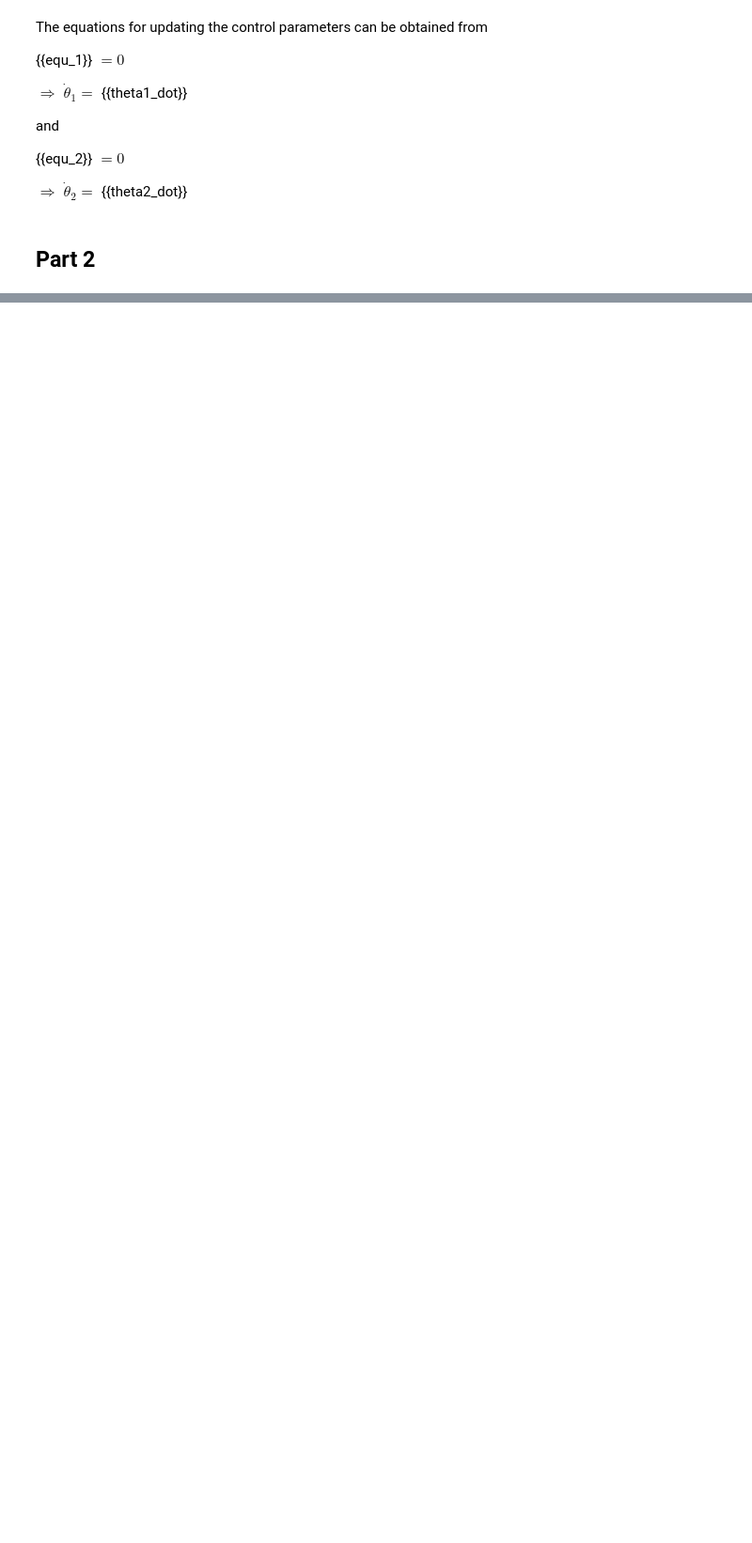
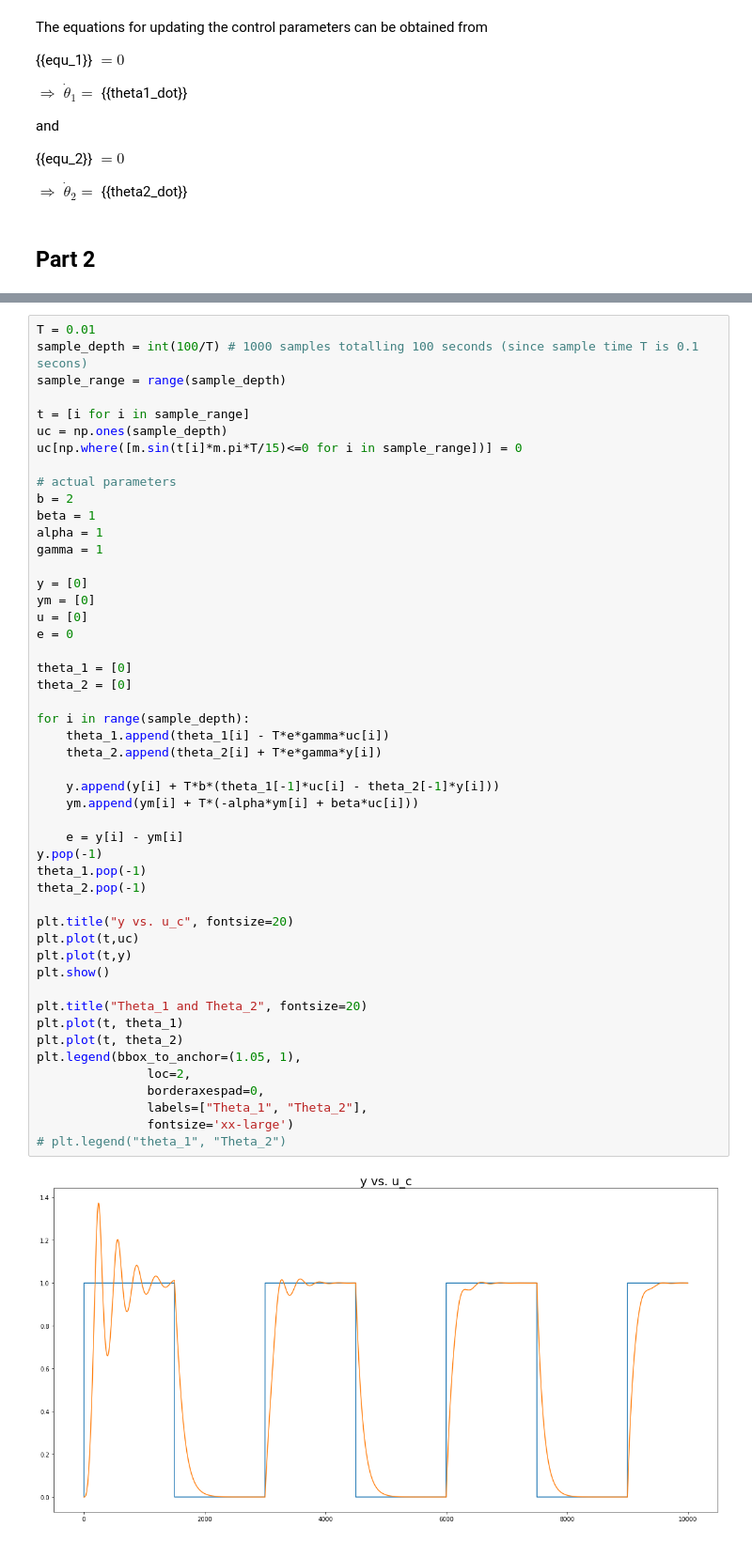
Before and after one commit to cplan082-tech/Adaptive_Control, a Jupyter notebook: assignments/A3/Plante_Clive_hw3.ipynb, the cells around one changed output, grey strips where cells are left out. Shown at 94% size. Drawn from its saved outputs; the diff is of its cells as text; blank space fills up the shorter version.

```diff
--- a/assignments/A3/Plante_Clive_hw3.ipynb
+++ b/assignments/A3/Plante_Clive_hw3.ipynb
@@ -836,0 +533,51 @@ plt.plot(t, theta_2)
+# %%
+T = 0.01
+sample_depth = int(100/T) # 1000 samples totalling 100 seconds (since sample time T is 0.1 secons)
+sample_range = range(sample_depth)
+
+t = [i for i in sample_range]
+uc = np.ones(sample_depth)
+uc[np.where([m.sin(t[i]*m.pi*T/15)<=0 for i in sample_range])] = 0
+
+# actual parameters
+b = 2
+beta = 1
+alpha = 1
+gamma = 1
+
+y = [0]
+ym = [0]
+u = [0]
+e = 0
+
+theta_1 = [0]
+theta_2 = [0]
+
+for i in range(sample_depth):
+    theta_1.append(theta_1[i] - T*e*gamma*uc[i])
+    theta_2.append(theta_2[i] + T*e*gamma*y[i])
+
+    y.append(y[i] + T*b*(theta_1[-1]*uc[i] - theta_2[-1]*y[i]))
+    ym.append(ym[i] + T*(-alpha*ym[i] + beta*uc[i]))
+
+    e = y[i] - ym[i]
+y.pop(-1)
+theta_1.pop(-1)
+theta_2.pop(-1)
+
+plt.title("y vs. u_c", fontsize=20)
+plt.plot(t,uc)
+plt.plot(t,y)
+plt.show()
+
+plt.title("Theta_1 and Theta_2", fontsize=20)
+plt.plot(t, theta_1)
+plt.plot(t, theta_2)
+plt.legend(bbox_to_anchor=(1.05, 1),
+               loc=2,
+               borderaxespad=0,
+               labels=["Theta_1", "Theta_2"],
+               fontsize='xx-large')
+# plt.legend("theta_1", "Theta_2")
+# %% [output]
+[figure, added]
```
Also changed, not shown: parts of 49 cells of this notebook.
